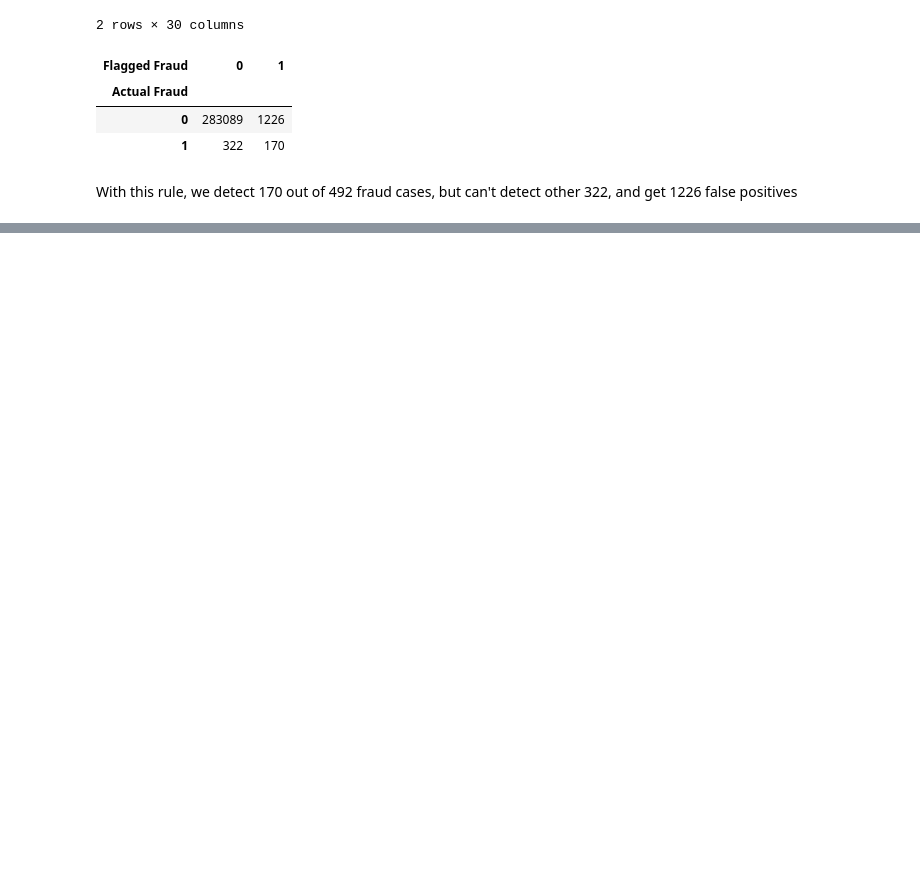
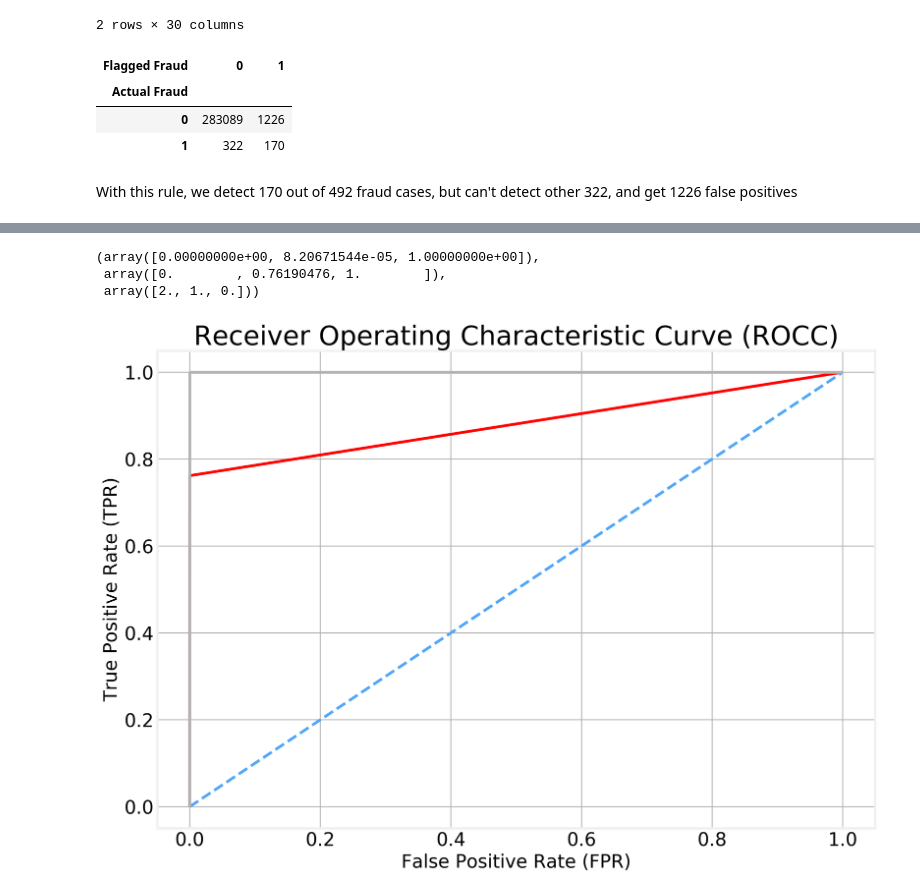
Before and after one commit to OddExtension5/Credit_Card_Fraud_Detection, a Jupyter notebook: notebook/Credit Card Fraud Detection.ipynb, the cells around one changed output, grey strips where cells are left out. Drawn from its saved outputs; the diff is of its cells as text; code cells hidden in the pictures; blank space fills up the shorter version.

```diff
--- a/notebook/Credit Card Fraud Detection.ipynb
+++ b/notebook/Credit Card Fraud Detection.ipynb
@@ -197,0 +325,6 @@ With this rule, we detect 170 out of 492 fraud cases, but can't detect other 322
+# %%
+# Fit the model to your training set
+model.fit(X_train, y_train)
+
+# Obtain predictions from the test data
+predicted = model.predict(X_test)
@@ -197,0 +403,20 @@ With this rule, we detect 170 out of 492 fraud cases, but can't detect other 322
+# %%
+# Create true and false positive rates
+false_positive_rate, true_positive_rate, threshold = roc_curve(y_test, predicted)
+false_positive_rate, true_positive_rate, threshold
+# %% [output]
+(array([0.00000000e+00, 8.20671544e-05, 1.00000000e+00]),
+ array([0.        , 0.76190476, 1.        ]),
+ array([2., 1., 0.]))
+# %%
+# Plot ROC Curve
+plt.title("Receiver Operating Characteristic Curve (ROCC)")
+plt.plot(false_positive_rate, true_positive_rate, c='r')
+plt.plot([0,1], ls='--')
+plt.plot([0,0], [1,0], c=".7")
+plt.plot([1,1], c=".7")
+plt.ylabel('True Positive Rate (TPR)')
+plt.xlabel('False Positive Rate (FPR)')
+plt.show()
+# %% [output]
+[figure, added]
```
Also changed, not shown: parts of 22 cells of this notebook.
